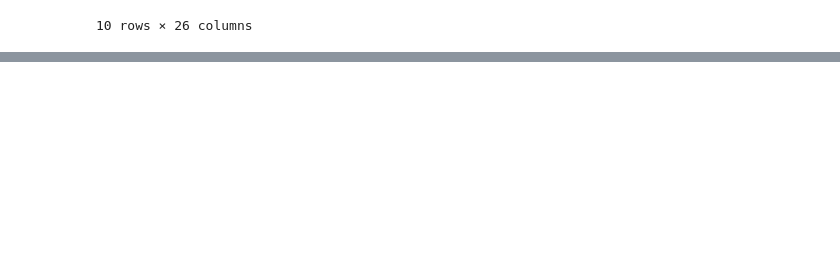
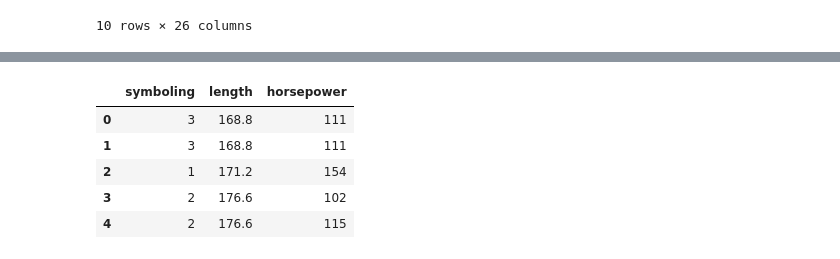
Before and after one commit to martandsingh/dataanalytics, a Jupyter notebook: Data_Load_Save_Using_Pandas.ipynb, the cells around one changed output, grey strips where cells are left out. Cells and saved outputs as stored; diff of their text form; code cells hidden in the pictures; blank space fills up the shorter version.

```diff
--- a/Data_Load_Save_Using_Pandas.ipynb
+++ b/Data_Load_Save_Using_Pandas.ipynb
@@ -143,0 +196,10 @@ df.tail(10)
+# %%
+# You can access custom columns
+df[['symboling', 'length', 'horsepower']].head()
+# %% [output]
+|  | symboling | length | horsepower |
+| 0 | 3 | 168.8 | 111 |
+| 1 | 3 | 168.8 | 111 |
+| 2 | 1 | 171.2 | 154 |
+| 3 | 2 | 176.6 | 102 |
+| 4 | 2 | 176.6 | 115 |
```
Also changed, not shown: parts of 8 cells of this notebook, 1 other file.
